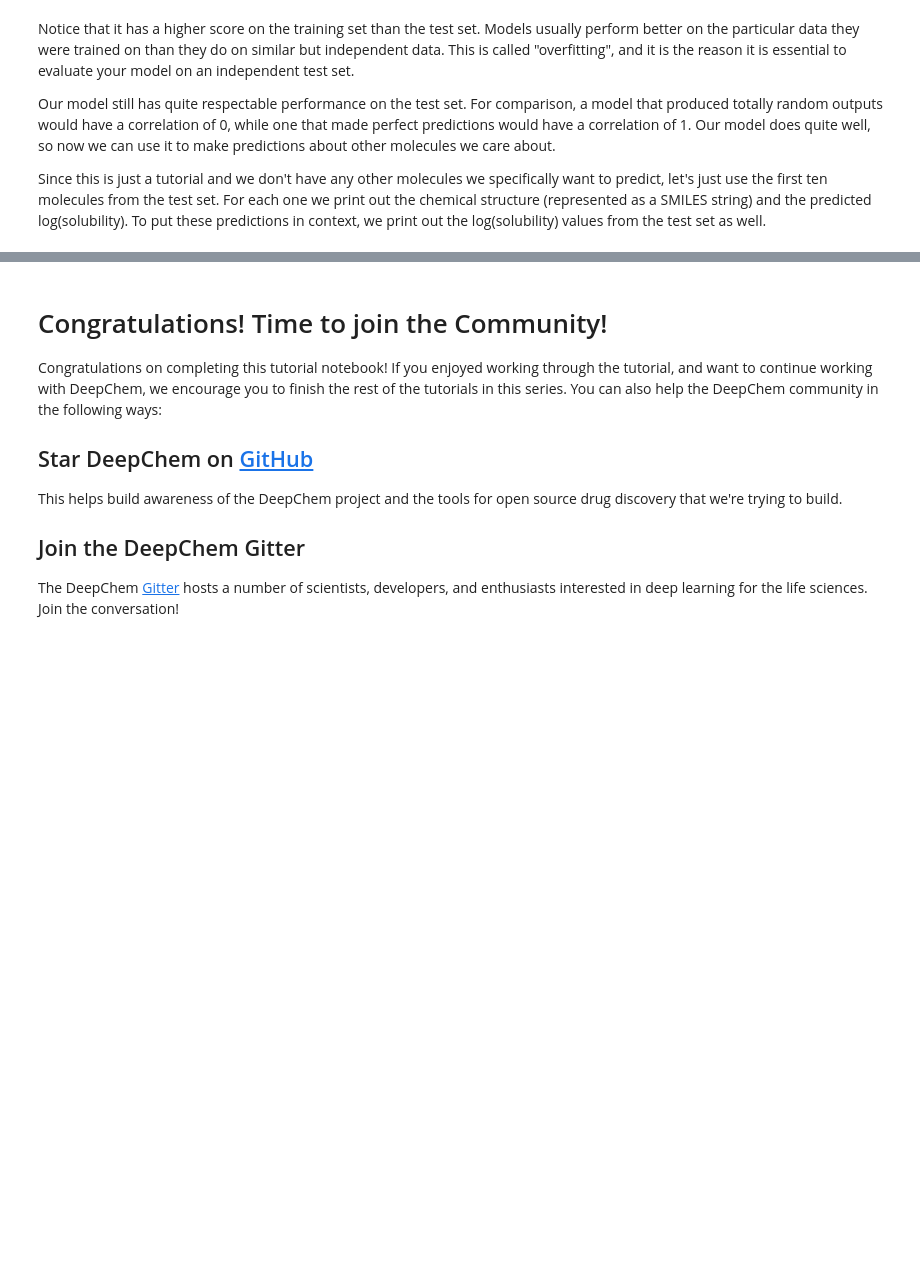
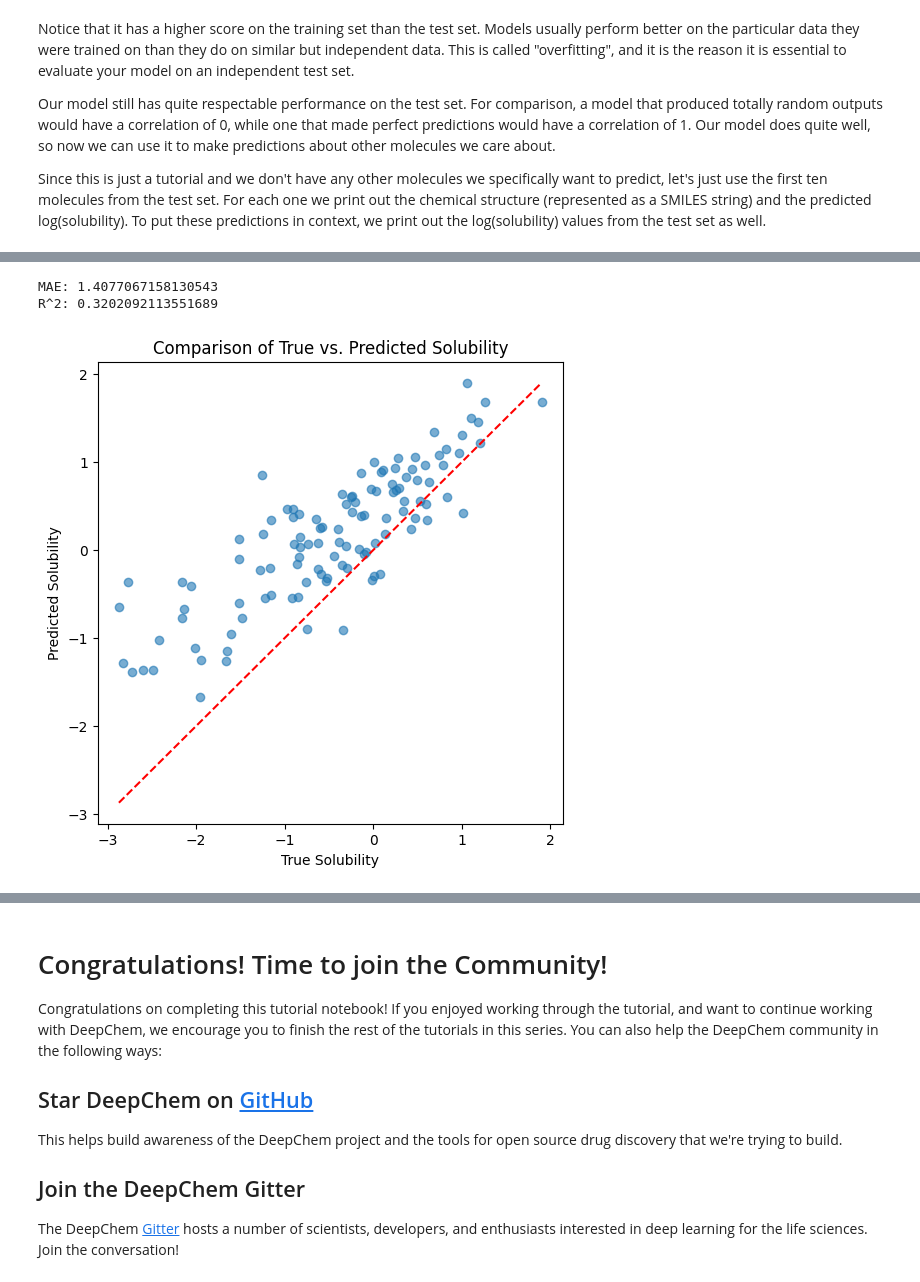
Before and after one commit to tianqin91/Dive-into-DL-PyTorch, a Jupyter notebook: examples/tutorials/The_Basic_Tools_of_the_Deep_Life_Sciences.ipynb, the cells around one changed output, grey strips where cells are left out. Cells and saved outputs as stored; diff of their text form; code cells hidden in the pictures; blank space fills up the shorter version.

```diff
--- a/examples/tutorials/The_Basic_Tools_of_the_Deep_Life_Sciences.ipynb
+++ b/examples/tutorials/The_Basic_Tools_of_the_Deep_Life_Sciences.ipynb
@@ -165,0 +168,30 @@ for molecule, solubility, test_solubility in zip(test_dataset.ids, solubilities,
+# %%
+import matplotlib.pyplot as plt
+import numpy as np
+y_pred = model.predict(test_dataset)
+
+# 2. 获取真实值（若使用了 transform，需要做反变换）
+y_true = test_dataset.y
+
+from deepchem.metrics import Metric, mae_score, r2_score
+mae_metric = Metric(mae_score)
+r2_metric = Metric(r2_score)
+
+scores = model.evaluate(test_dataset, [mae_metric, r2_metric], transformers)
+print("MAE:", scores['mae_score'])
+print("R^2:", scores['r2_score'])
+
+
+plt.figure(figsize=(6, 6))
+plt.scatter(y_true, y_pred, alpha=0.6)
+plt.xlabel("True Solubility")
+plt.ylabel("Predicted Solubility")
+plt.title("Comparison of True vs. Predicted Solubility")
+# 可添加一条 y=x 的参考线
+x_vals = np.linspace(min(y_true), max(y_true), 100)
+plt.plot(x_vals, x_vals, color='red', linestyle='--')
+plt.show()
+# %% [output]
+MAE: 1.4077067158130543
+R^2: 0.3202092113551689
+[figure, added]
```
Also changed, not shown: parts of 9 cells of this notebook.
